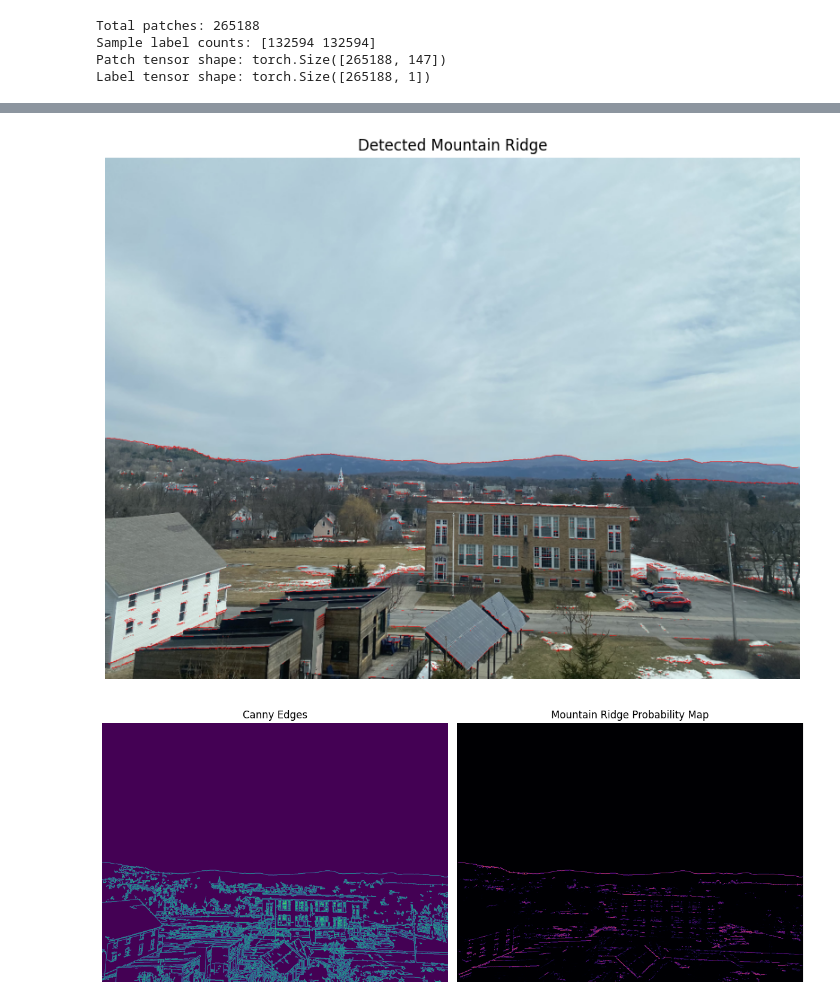
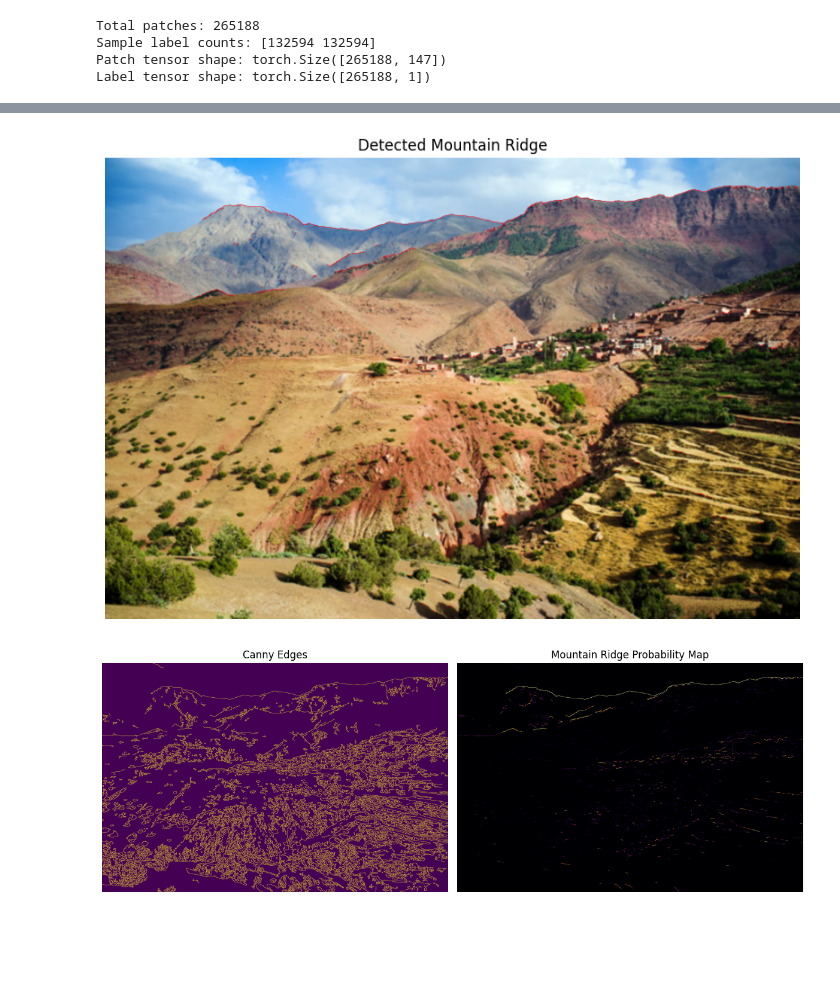
Before and after one commit to csci701s25/snowbowl-savant, a Jupyter notebook: EdgeDetection/edge_detection.ipynb, the cells around one changed output, grey strips where cells are left out. Drawn from its saved outputs; the diff is of its cells as text; code cells hidden in the pictures; blank space fills up the shorter version.

```diff
--- a/EdgeDetection/edge_detection.ipynb
+++ b/EdgeDetection/edge_detection.ipynb
@@ -118,13 +118,13 @@ from torch.utils.data import TensorDataset, DataLoader
 class RidgeClassifier(nn.Module):
     def __init__(self):
         super(RidgeClassifier, self).__init__()
-        self.fc1 = nn.Linear(147, 32)
-        self.fc2 = nn.Linear(32, 16)
+        self.fc1 = nn.Linear(147, 16)
+        # self.fc2 = nn.Linear(32, 16)
         self.fc3 = nn.Linear(16, 1)
 
     def forward(self, x):
         x = F.relu(self.fc1(x))
-        x = F.relu(self.fc2(x))
+        # x = F.relu(self.fc2(x))
         x = torch.sigmoid(self.fc3(x))
         return x
 
@@ -224,7 +227,7 @@ import torch
 import matplotlib.pyplot as plt
 
 # Load image
-img_path = "test_images/shannon.jpg"
+img_path = "test_images/canyon.jpg"
 image = cv2.imread(img_path)
 
 # Get original dimensions
@@ -247,34 +250,34 @@ edges = cv2.Canny(image_gray, 50, 200)
 r = 3
 h, w = image[:, :, 2].shape
 output_img = cv2.cvtColor(image, cv2.IMREAD_COLOR)  # to draw in color
 
 prob_map = np.zeros_like(image_gray, dtype=np.float32)
 
 # Loop over edge pixels
 for y in range(r, h - r):
     for x in range(r, w - r):
         if edges[y, x] == 0:
             continue
         patch = image[y - r:y + r + 1, x - r:x + r + 1]
         if patch.shape != (7, 7, 3):
             continue
         patch_tensor = torch.tensor(patch, dtype=torch.float32).view(1, 147) / 255.0
         # patch_tensor = torch.tensor(patch, dtype=torch.float32).permute(2, 0, 1).unsqueeze(0) / 255.0
 
         with torch.no_grad():
             prob = model(patch_tensor).item()
         if prob > 0.8:
             output_img[y, x] = [0, 0, 255]  # red (BGR)
         prob_map[y, x] = prob
 
 # Show image
 plt.figure(figsize=(10, 10))
 plt.imshow(cv2.cvtColor(output_img, cv2.COLOR_BGR2RGB))
 plt.title("Detected Mountain Ridge")
 plt.axis("off")
 plt.show()
 # %% [output]
-[figure, old version]
+[figure, new version]
 # %%
 plt.figure(figsize=(12, 5))
 
@@ -291,4 +294,4 @@ plt.axis('off')
 plt.tight_layout()
 plt.show()
 # %% [output]
-[figure, old version]
+[figure, new version]
```
Also changed, not shown: parts of 4 cells of this notebook, 1 other file.
